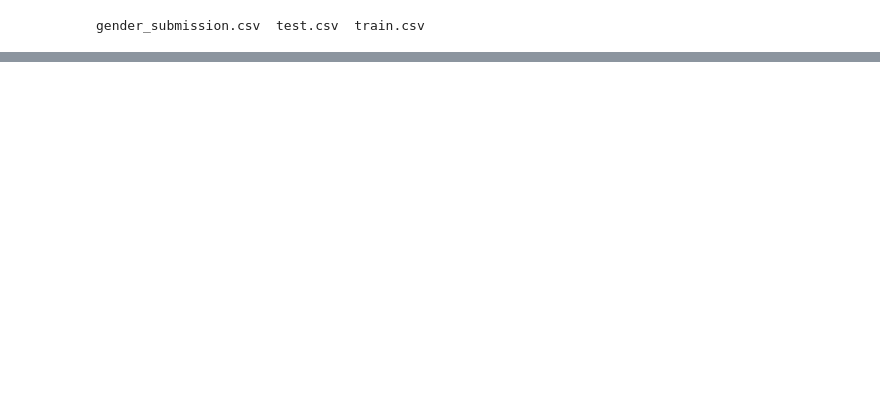
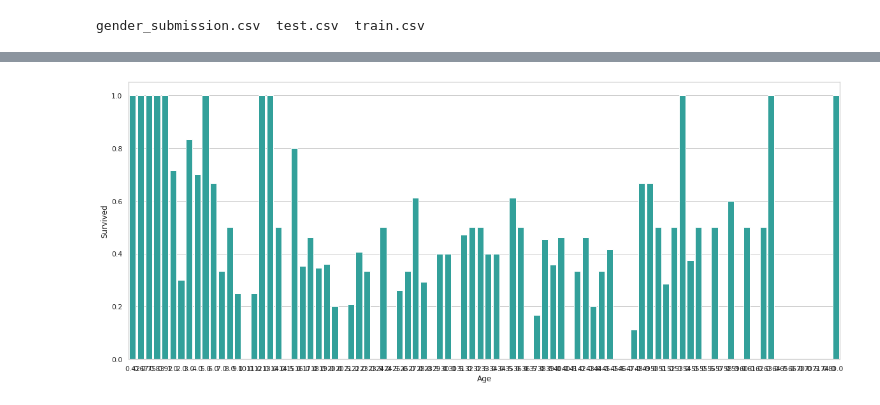
Before and after one commit to dwtkse33/ml_GoogleColab, a Jupyter notebook: Titanic_drive&colab_연동.ipynb, the cells around one changed output, grey strips where cells are left out. Saved outputs shown, nothing was run; the diff lists cells and outputs as text; code cells hidden in the pictures; blank space fills up the shorter version.

```diff
--- a/Titanic_drive&colab_연동.ipynb
+++ b/Titanic_drive&colab_연동.ipynb
@@ -76,0 +162,5 @@ train.to_gbq(destination_table="titanicpractice.train", project_id = "ml-titanic
+# %%
+train_data = df_train.copy()
+train_data["Age"].fillna(df_train["Age"].median(skipna=True), inplace=True)
+train_data["Embarked"].fillna(df_train['Embarked'].value_counts().idxmax(), inplace=True)
+train_data.drop('Cabin', axis=1, inplace=True)
@@ -76,0 +171,13 @@ train.to_gbq(destination_table="titanicpractice.train", project_id = "ml-titanic
+# %%
+## Create categorical variable for traveling alone
+train_data['TravelAlone']=np.where((train_data["SibSp"]+train_data["Parch"])>0, 0, 1)
+train_data.drop('SibSp', axis=1, inplace=True)
+train_data.drop('Parch', axis=1, inplace=True)
+#drop하는 이유는 연산 속도 더 빠르게 처리하기 위함임.
+# %%
+plt.figure(figsize=(20,8))
+avg_survival_byage = train_data[["Age", "Survived"]].groupby(['Age'], as_index=False).mean()
+g = sns.barplot(x='Age', y='Survived', data=avg_survival_byage, color="LightSeaGreen")
+plt.show()
+# %% [output]
+[figure, added]
```
Also changed, not shown: parts of 21 cells of this notebook.
